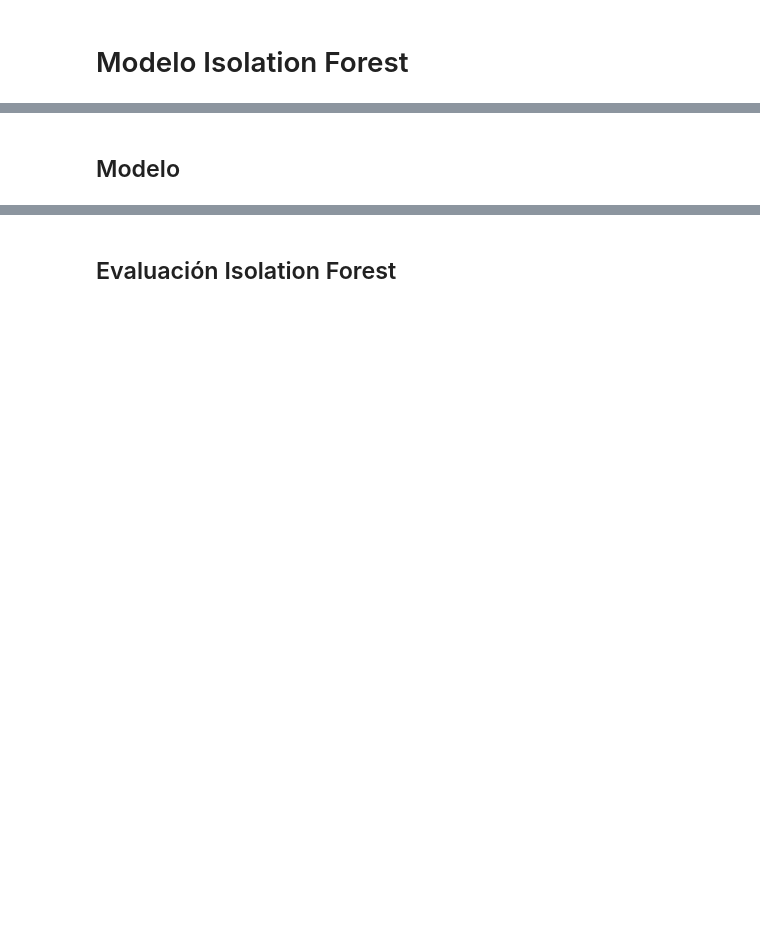
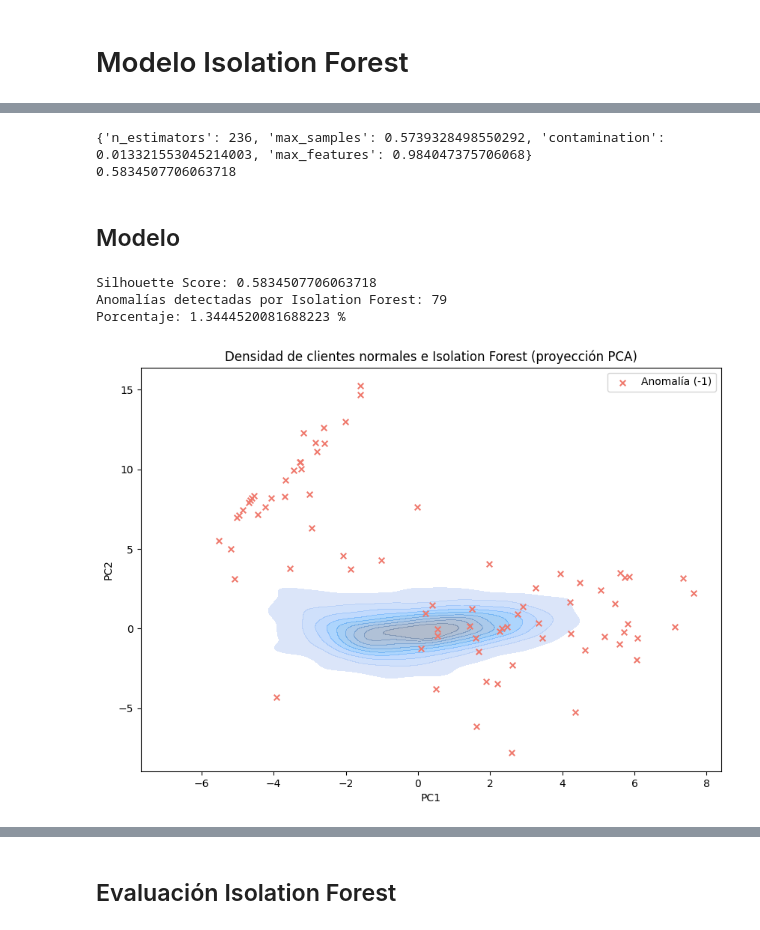
Before and after one commit to miguelblanco123/proyecto_final_aa, a Jupyter notebook: notebooks/notebook.ipynb, the cells around one changed output, grey strips where cells are left out. Cells and saved outputs as stored; diff of their text form; code cells hidden in the pictures; blank space fills up the shorter version.

```diff
--- a/notebooks/notebook.ipynb
+++ b/notebooks/notebook.ipynb
@@ -841,0 +932,7 @@ plt.show()
+# %%
+sampler = samplers.TPESampler(seed=42)
+study_isof = create_study(direction='maximize', study_name='ISOF_study', sampler=sampler)
+
+optuna_logging.set_verbosity(optuna_logging.WARNING)
+study_isof.optimize(objective_isoforest, n_trials=20)
+optuna_logging.set_verbosity(optuna_logging.INFO)
@@ -842,2 +960,52 @@ plt.show()
+# %%
+print(study_isof.best_params)
+print(study_isof.best_value)
+# %% [output]
+{'n_estimators': 236, 'max_samples': 0.5739328498550292, 'contamination': 0.013321553045214003, 'max_features': 0.984047375706068}
+0.5834507706063718
 # %% [markdown]
 ## Modelo
+# %%
+# n_estimators, max_samples, contamination y max_features son los hiperparámetros clave, ya optimizados
+isoforest = IsolationForest(random_state=42, **study_isof.best_params)
+labels_isof = isoforest.fit_predict(df_final)  # df_final SIN modificar, 1 = normal, -1 = anomalia
+
+# Silhouette calculado sobre df_final (df_resultados ya trae columnas no numericas de DBSCAN)
+sil_score_isof = silhouette_score(df_final, labels_isof)
+print("Silhouette Score:", sil_score_isof)
+
+df_resultados['anomalia_isof'] = np.where(labels_isof == -1, 1, 0)
+
+print("Anomalías detectadas por Isolation Forest:", df_resultados['anomalia_isof'].sum())
+print("Porcentaje:", df_resultados['anomalia_isof'].mean() * 100, "%")
+# %% [output]
+Silhouette Score: 0.5834507706063718
+Anomalías detectadas por Isolation Forest: 79
+Porcentaje: 1.3444520081688223 %
+# %%
+# Reutilizamos la proyeccion PCA calculada para DBSCAN (mismo df_final, mismas 2 componentes)
+df_plot_isof = pd.DataFrame(componentes, columns=['PC1', 'PC2'], index=df_final.index)
+df_plot_isof['cluster'] = labels_isof  # -1 = anomalía
+
+plt.figure(figsize=(10, 7))
+
+# Puntos normales como densidad
+sns.kdeplot(
+    data=df_plot_isof[df_plot_isof['cluster'] != -1],
+    x='PC1', y='PC2',
+    fill=True,
+    alpha=0.4,
+    color='#1164ad',
+)
+
+# Las anomalías (-1) se marcan encima como puntos individuales, no como densidad
+anomalias_isof = df_plot_isof[df_plot_isof['cluster'] == -1]
+plt.scatter(anomalias_isof['PC1'], anomalias_isof['PC2'], color='#ef796d', label='Anomalía (-1)', s=30, marker='x')
+
+plt.title('Densidad de clientes normales e Isolation Forest (proyección PCA)')
+plt.xlabel('PC1')
+plt.ylabel('PC2')
+plt.legend()
+plt.show()
+# %% [output]
+[figure, added]
```
Also changed, not shown: parts of 15 cells of this notebook, 15 other files.
